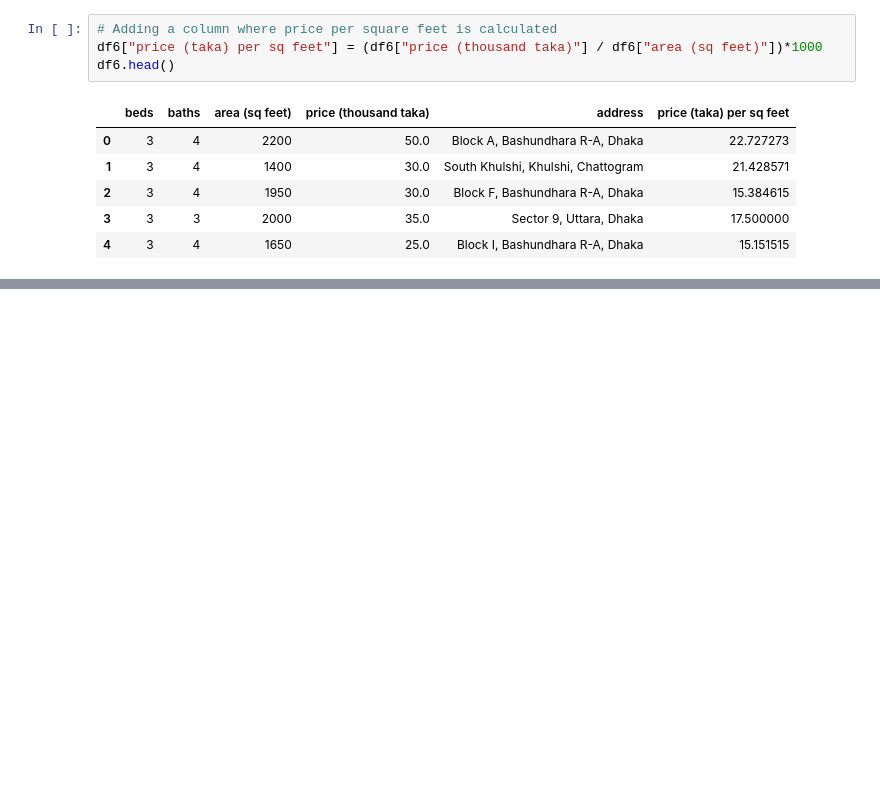
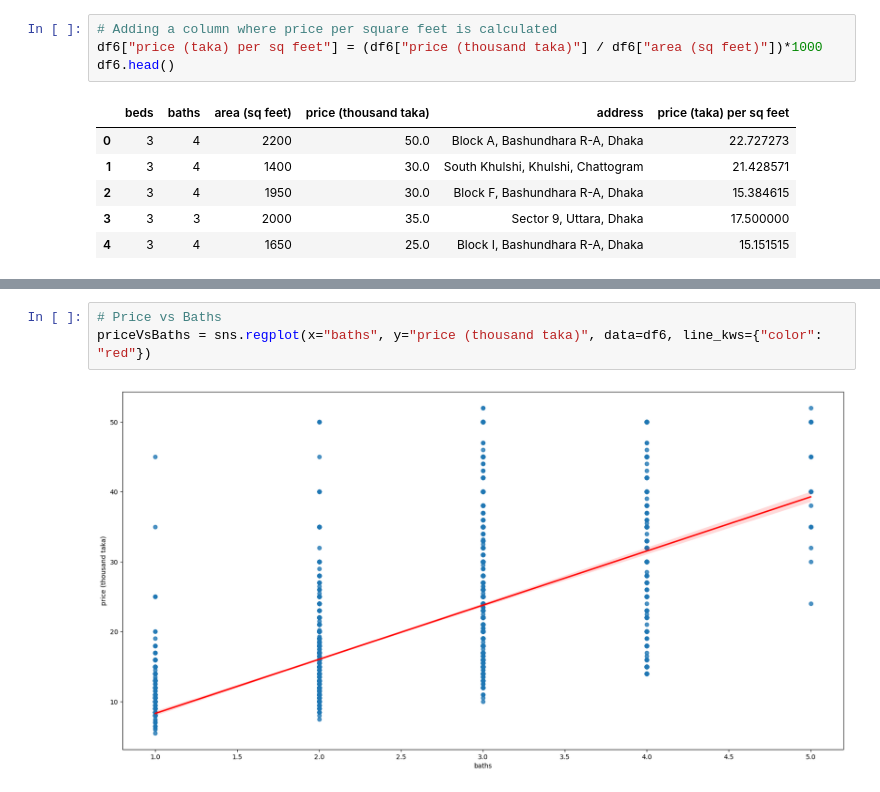
Before and after one commit to EirfatChoudhury/Bangladesh-House-Prices, a Jupyter notebook: bangladesh.ipynb, the cells around one changed output, grey strips where cells are left out. Cells and saved outputs as stored; diff of their text form; blank space fills up the shorter version.

```diff
--- a/bangladesh.ipynb
+++ b/bangladesh.ipynb
@@ -316,0 +325,5 @@ df6.head()
+# %%
+# Price vs Baths
+priceVsBaths = sns.regplot(x="baths", y="price (thousand taka)", data=df6, line_kws={"color": "red"})
+# %% [output]
+[figure, added]
```
Also changed, not shown: parts of 4 cells of this notebook.
